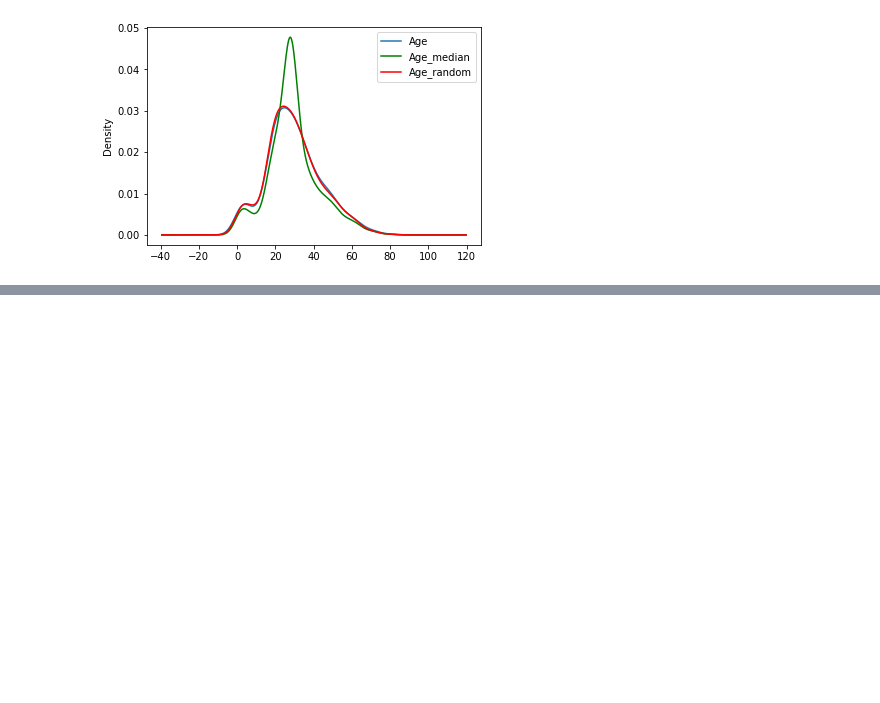
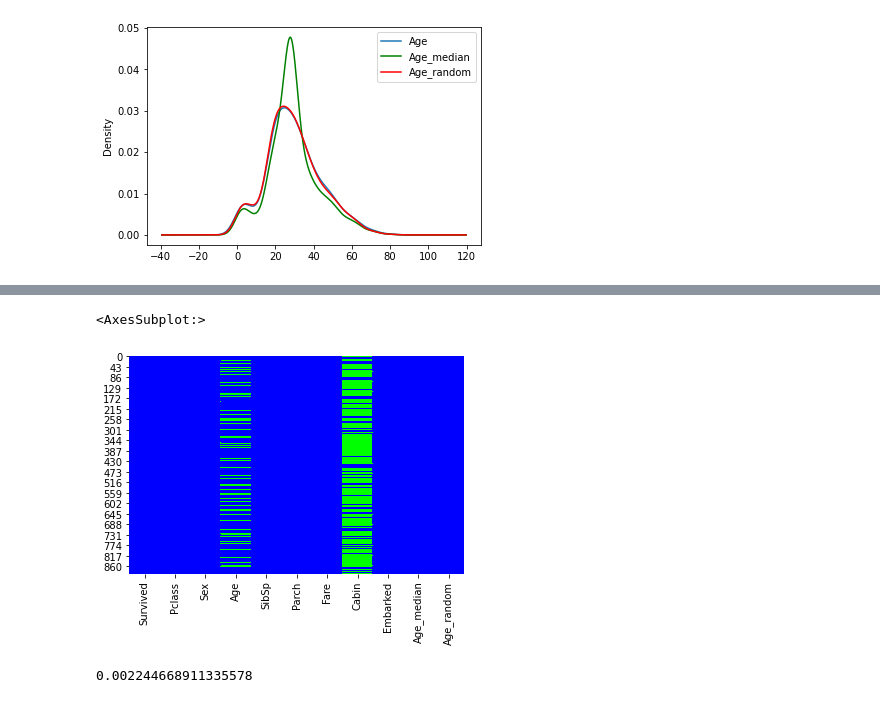
Before and after one commit to JayShankar99/Titanic_survival_project, a Jupyter notebook: Titanic_survival.ipynb, the cells around one changed output, grey strips where cells are left out. Drawn from its saved outputs; the diff is of its cells as text; code cells hidden in the pictures; blank space fills up the shorter version.

```diff
--- a/Titanic_survival.ipynb
+++ b/Titanic_survival.ipynb
@@ -311,0 +320,10 @@ ax.legend(line,labels,loc = "best")
+# %%
+import seaborn as sns
+sns.heatmap(titanic.isnull(),yticklabels='auto',cbar=False,cmap="brg")
+# %% [output]
+<AxesSubplot:>
+[figure, added]
+# %%
+2/891
+# %% [output]
+0.002244668911335578
```
Also changed, not shown: parts of 15 cells of this notebook.
